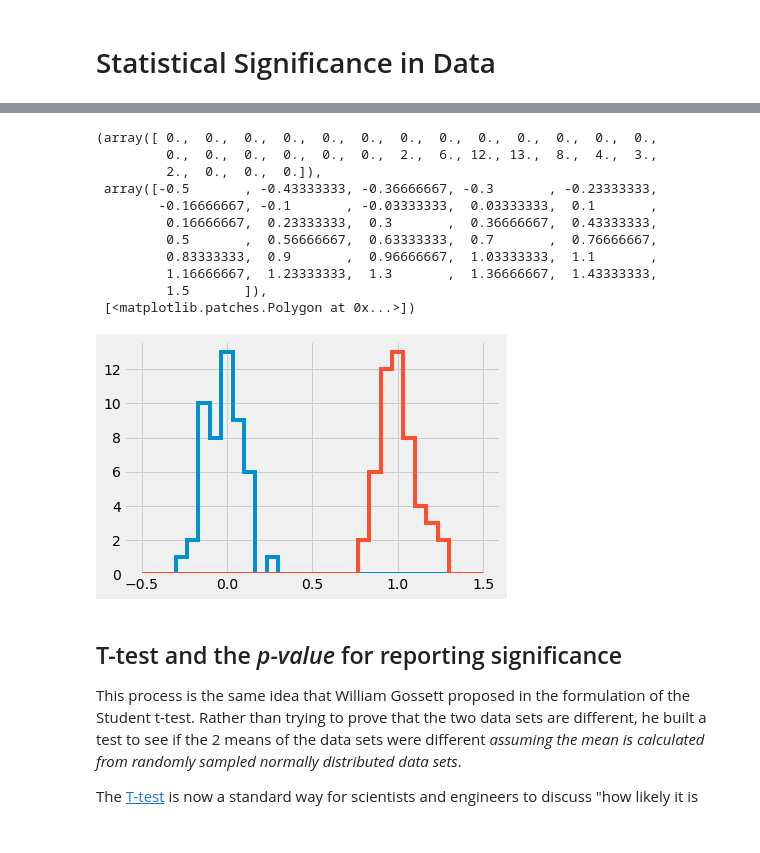
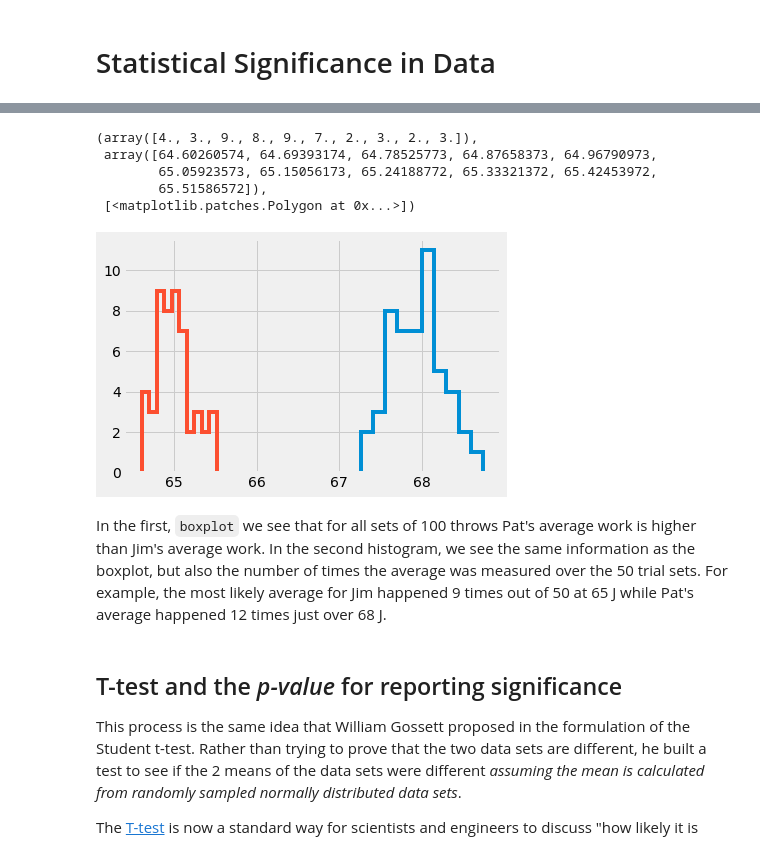
Before and after one commit to profryancoooper/data-driven-decisions, a Jupyter notebook: module_01/statistical_significance.ipynb, the cells around one changed output, grey strips where cells are left out. Saved outputs shown, nothing was run; the diff lists cells and outputs as text; code cells hidden in the pictures.

Commit message:
adding HW_00 and HW_01 as the first activity and assessment

```diff
--- a/module_01/statistical_significance.ipynb
+++ b/module_01/statistical_significance.ipynb
@@ -57,12 +62,12 @@ The two histograms are different, but many of the values lie directly on top of
 
 Lets calculate more data sets and see how much the much the mean can change.
 # %%
-set_01 = rng.normal(loc = 0, scale = 1, size = (50,100))
-set_02 = rng.normal(loc = 1, scale = 1, size = (50, 100))
+set_01 = rng.normal(loc = 68, scale = 3, size = (50,100))
+set_02 = rng.normal(loc = 65, scale = 2, size = (50, 100))
 
 mean_01 = np.mean(set_01, axis = 1)
 mean_02 = np.mean(set_02, axis = 1)
 
-plt.boxplot([mean_01, mean_02])
-plt.title('range of means using x50 sets of 100 data points\nlocated at 0 and 1')
+plt.boxplot([mean_01, mean_02], labels=['Pat avg', 'Jim Avg'])
+plt.title('range of means using x50 sets of 100 data points')
 # %% [output]
@@ -71,25 +76,21 @@ Text(0.5, 1.0, 'range of means using x50 sets of 100 data points\nlocated at 0 a
 # %%
 plt.hist(mean_01,
         histtype='step',
-        linewidth = 4,
-        bins = np.linspace(-0.5,1.5, 31))
+        linewidth = 4,)
+        #bins = np.linspace(-0.5,1.5, 31))
 plt.hist(mean_02,
         histtype = 'step',
-        linewidth = 4,
-        bins =np.linspace(-0.5, 1.5, 31))
+        linewidth = 4,)
+        #bins =np.linspace(-0.5, 1.5, 31))
 # %% [output]
-(array([ 0.,  0.,  0.,  0.,  0.,  0.,  0.,  0.,  0.,  0.,  0.,  0.,  0.,
-         0.,  0.,  0.,  0.,  0.,  0.,  2.,  6., 12., 13.,  8.,  4.,  3.,
-         2.,  0.,  0.,  0.]),
- array([-0.5       , -0.43333333, -0.36666667, -0.3       , -0.23333333,
-        -0.16666667, -0.1       , -0.03333333,  0.03333333,  0.1       ,
-         0.16666667,  0.23333333,  0.3       ,  0.36666667,  0.43333333,
-         0.5       ,  0.56666667,  0.63333333,  0.7       ,  0.76666667,
-         0.83333333,  0.9       ,  0.96666667,  1.03333333,  1.1       ,
-         1.16666667,  1.23333333,  1.3       ,  1.36666667,  1.43333333,
-         1.5       ]),
+(array([4., 3., 9., 8., 9., 7., 2., 3., 2., 3.]),
+ array([64.60260574, 64.69393174, 64.78525773, 64.87658373, 64.96790973,
+        65.05923573, 65.15056173, 65.24188772, 65.33321372, 65.42453972,
+        65.51586572]),
  [<matplotlib.patches.Polygon at 0x...>])
-[figure, old version]
+[figure, new version]
+# %% [markdown]
+In the first, `boxplot` we see that for all sets of 100 throws Pat's average work is higher than Jim's average work. In the second histogram, we see the same information as the boxplot, but also the number of times the average was measured over the 50 trial sets. For example, the most likely average for Jim happened 9 times out of 50 at 65 J while Pat's average happened 12 times just over 68 J.
 # %% [markdown]
 ## T-test and the _p-value_ for reporting significance
 
```
Also changed, not shown: parts of 17 cells of this notebook, 7 other files.
